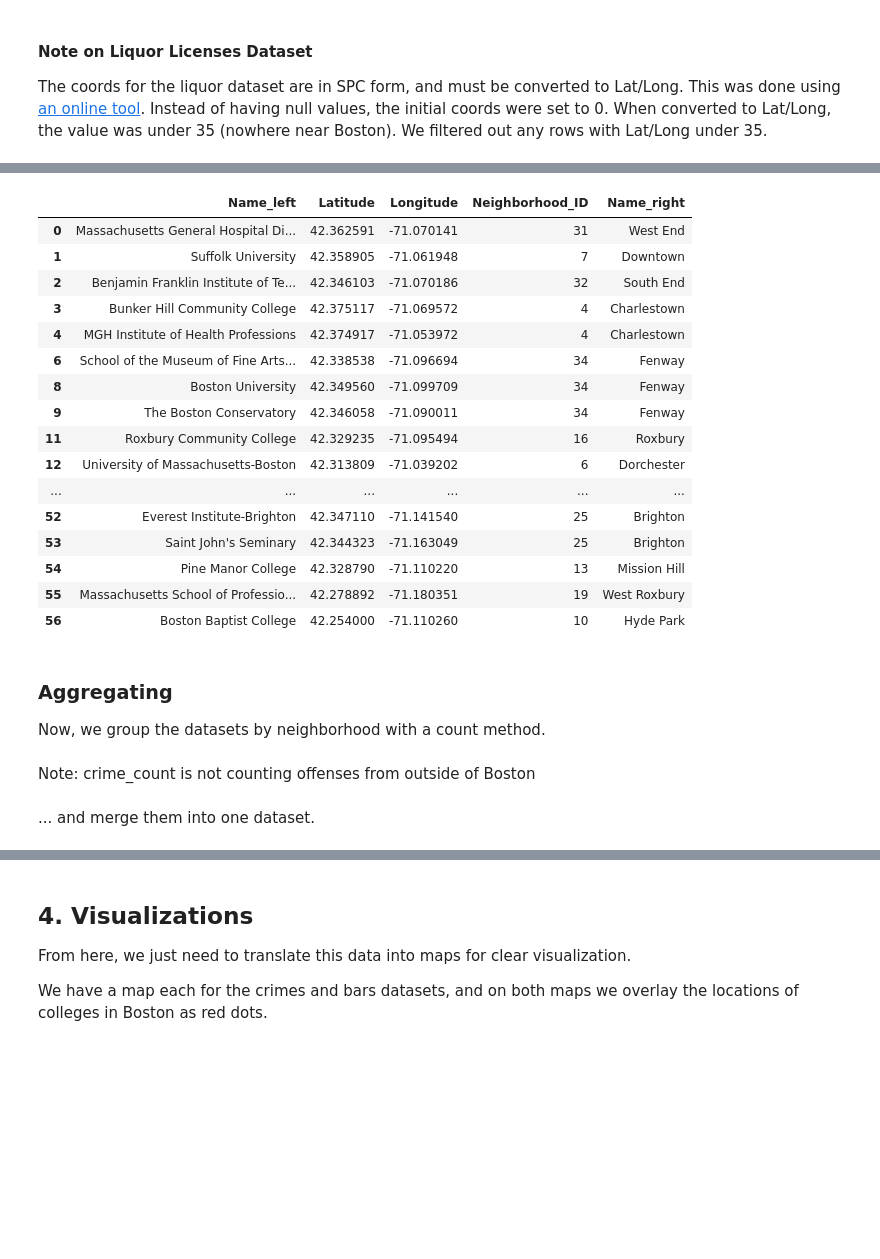
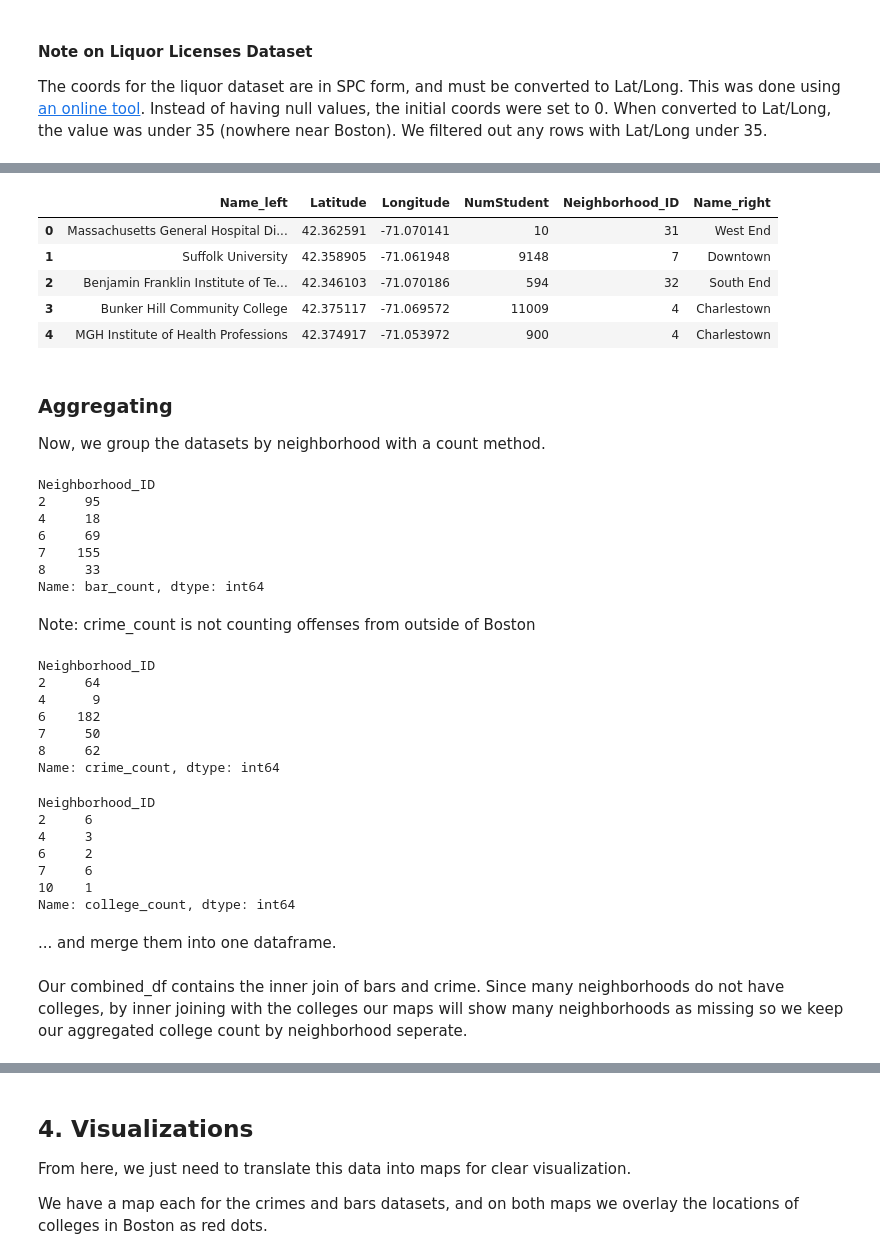
Before and after one commit to pickdani/Bostonography-Final, a Jupyter notebook: data-manipulation.ipynb, the cells around one changed output, grey strips where cells are left out. Saved outputs shown, nothing was run; the diff lists cells and outputs as text; code cells hidden in the pictures; blank space fills up the shorter version.

```diff
--- a/data-manipulation.ipynb
+++ b/data-manipulation.ipynb
@@ -108,3 +122,4 @@ We read in the colleges from the CSV, and filter only the name of the college as
 # %%
 colleges = pd.read_csv('data/Colleges_and_Universities.csv')
-colleges = colleges[['Name', 'Latitude', 'Longitude']]
+colleges = colleges[['Name', 'Latitude', 'Longitude', 'NumStudent']]
+colleges.head()
@@ -217,23 +252,12 @@ alc
 # %%
-colleges
+colleges.head()
 # %% [output]
-|  | Name_left | Latitude | Longitude | Neighborhood_ID | Name_right |
-| 0 | Massachusetts General Hospital Di... | 42.362591 | -71.070141 | 31 | West End |
-| 1 | Suffolk University | 42.358905 | -71.061948 | 7 | Downtown |
-| 2 | Benjamin Franklin Institute of Te... | 42.346103 | -71.070186 | 32 | South End |
-| 3 | Bunker Hill Community College | 42.375117 | -71.069572 | 4 | Charlestown |
-| 4 | MGH Institute of Health Professions | 42.374917 | -71.053972 | 4 | Charlestown |
-| 6 | School of the Museum of Fine Arts... | 42.338538 | -71.096694 | 34 | Fenway |
-| 8 | Boston University | 42.349560 | -71.099709 | 34 | Fenway |
-| 9 | The Boston Conservatory | 42.346058 | -71.090011 | 34 | Fenway |
-| 11 | Roxbury Community College | 42.329235 | -71.095494 | 16 | Roxbury |
-| 12 | University of Massachusetts-Boston | 42.313809 | -71.039202 | 6 | Dorchester |
-| ... | ... | ... | ... | ... | ... |
-| 52 | Everest Institute-Brighton | 42.347110 | -71.141540 | 25 | Brighton |
-| 53 | Saint John's Seminary | 42.344323 | -71.163049 | 25 | Brighton |
-| 54 | Pine Manor College | 42.328790 | -71.110220 | 13 | Mission Hill |
-| 55 | Massachusetts School of Professio... | 42.278892 | -71.180351 | 19 | West Roxbury |
-| 56 | Boston Baptist College | 42.254000 | -71.110260 | 10 | Hyde Park |
+|  | Name_left | Latitude | Longitude | NumStudent | Neighborhood_ID | Name_right |
+| 0 | Massachusetts General Hospital Di... | 42.362591 | -71.070141 | 10 | 31 | West End |
+| 1 | Suffolk University | 42.358905 | -71.061948 | 9148 | 7 | Downtown |
+| 2 | Benjamin Franklin Institute of Te... | 42.346103 | -71.070186 | 594 | 32 | South End |
+| 3 | Bunker Hill Community College | 42.375117 | -71.069572 | 11009 | 4 | Charlestown |
+| 4 | MGH Institute of Health Professions | 42.374917 | -71.053972 | 900 | 4 | Charlestown |
 # %% [markdown]
 ### Aggregating
 
@@ -241,15 +265,43 @@ Now, we group the datasets by neighborhood with a count method.
 # %%
 bar_count = alc.groupby(by=['Neighborhood_ID']).count()['license_num']
 bar_count = bar_count.rename('bar_count')
-# bar_count
+bar_count[:5]
+# %% [output]
+Neighborhood_ID
+2     95
+4     18
+6     69
+7    155
+8     33
+Name: bar_count, dtype: int64
 # %% [markdown]
 Note: crime_count is not counting offenses from outside of Boston
 # %%
 crime_count = crime.groupby(by=['Neighborhood_ID']).count()['OFFENSE_CODE']
 crime_count = crime_count.rename('crime_count')
-# crime_count
+crime_count[:5]
+# %% [output]
+Neighborhood_ID
+2     64
+4      9
+6    182
+7     50
+8     62
+Name: crime_count, dtype: int64
+# %%
+college_count = colleges.groupby(by=['Neighborhood_ID']).count()['Name_left']
+college_count = college_count.rename('college_count')
+college_count[:5]
+# %% [output]
+Neighborhood_ID
+2     6
+4     3
+6     2
+7     6
+10    1
+Name: college_count, dtype: int64
 # %% [markdown]
-... and merge them into one dataset.
+... and merge them into one dataframe.
 # %%
 cols = {'crime':crime_count}
 crime_df = pd.DataFrame(cols)
@@ -261,2 +314,5 @@ bars_df = bars_df.drop(28)
+# %% [markdown]
+Our combined_df contains the inner join of bars and crime. Since many neighborhoods do not have colleges,
+by inner joining with the colleges our maps will show many neighborhoods as missing so we keep our aggregated college count by neighborhood seperate.
 # %%
 combined_df = crime_df.join(bars_df, how='inner', sort=False)
```
Also changed, not shown: parts of 24 cells of this notebook, 1 other file.
